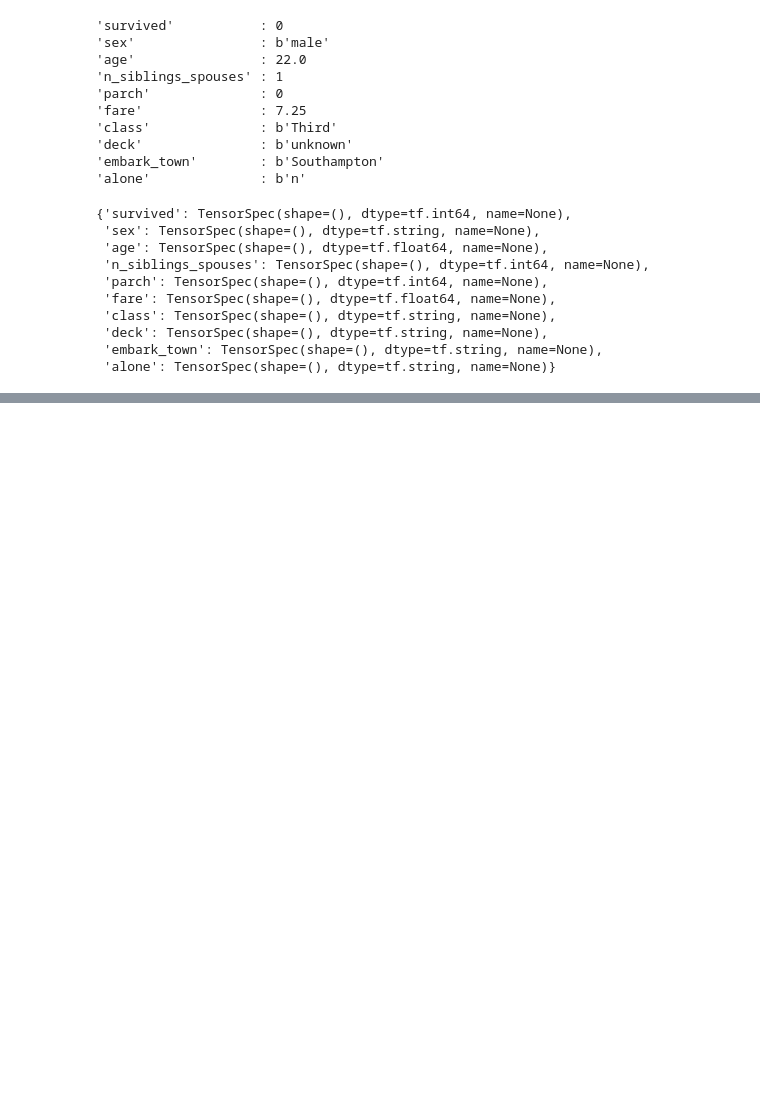
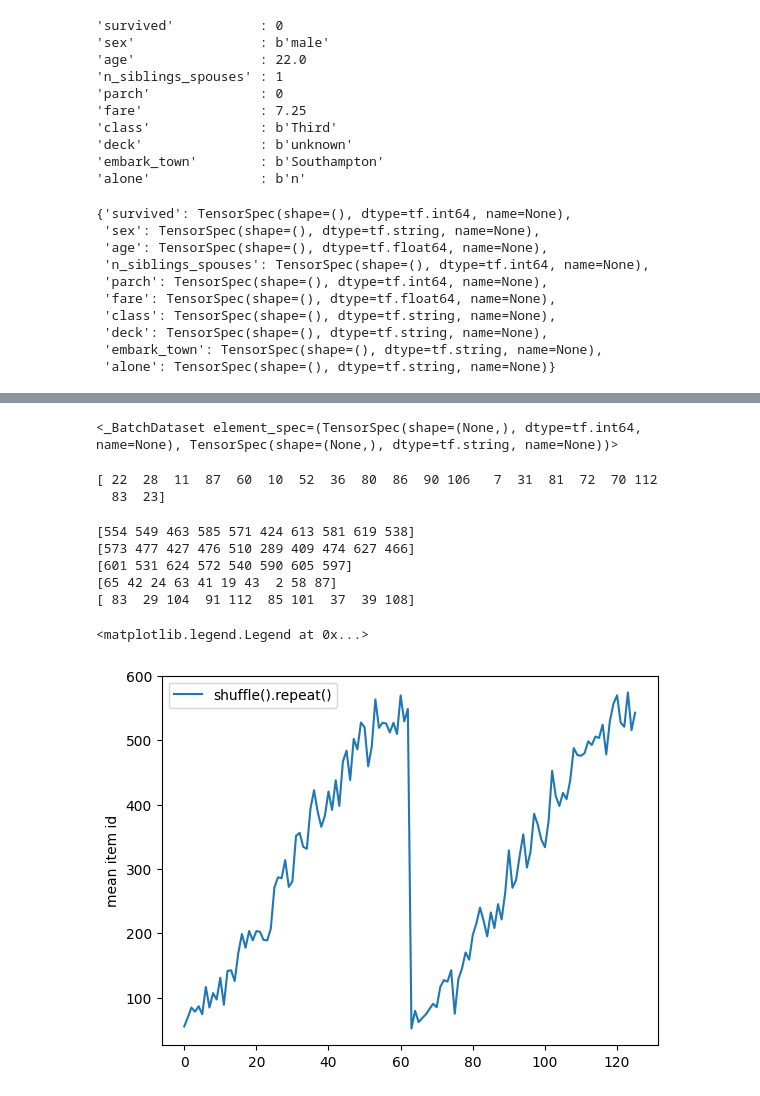
Before and after one commit to Sai937593/Kaggle-Projects, a Jupyter notebook: tensorflow_learn/tf_data.ipynb, the cells around one changed output, grey strips where cells are left out. Saved outputs shown, nothing was run; the diff lists cells and outputs as text; code cells hidden in the pictures; blank space fills up the shorter version.

```diff
--- a/tensorflow_learn/tf_data.ipynb
+++ b/tensorflow_learn/tf_data.ipynb
@@ -268,4 +279,6 @@ b"Caused to Achaia's host, sent many a soul"
 b'Illustrious into Ades premature,'
 b'And Heroes gave (so stood the will of Jove)'
 # %%
-titanic_file = tf.keras.utils.get_file("train.csv", "https://storage.googleapis.com/tf-datasets/titanic/train.csv")
+titanic_file = tf.keras.utils.get_file(
+    "train.csv", "https://storage.googleapis.com/tf-datasets/titanic/train.csv"
+)
@@ -320,0 +543,36 @@ titanic_batches = tf.data.experimental.make_csv_dataset(
+# %%
+lines = tf.data.TextLineDataset(titanic_file)
+counter = tf.data.experimental.Counter()
+
+dataset = tf.data.Dataset.zip((counter, lines))
+dataset = dataset.shuffle(buffer_size=100)
+dataset = dataset.batch(20)
+dataset
+# %% [output]
+<_BatchDataset element_spec=(TensorSpec(shape=(None,), dtype=tf.int64, name=None), TensorSpec(shape=(None,), dtype=tf.string, name=None))>
+# %%
+n, line_batch = next(iter(dataset))
+print(n.numpy())
+# %% [output]
+[ 22  28  11  87  60  10  52  36  80  86  90 106   7  31  81  72  70 112
+  83  23]
+# %%
+dataset = tf.data.Dataset.zip((counter, lines))
+shuffled = dataset.shuffle(buffer_size=100).batch(10).repeat(2)
+
+for n, line_batch in shuffled.skip(60).take(5):
+    print(n.numpy())
+# %% [output]
+[554 549 463 585 571 424 613 581 619 538]
+[573 477 427 476 510 289 409 474 627 466]
+[601 531 624 572 540 590 605 597]
+[65 42 24 63 41 19 43  2 58 87]
+[ 83  29 104  91 112  85 101  37  39 108]
+# %%
+shuffl_repeat = [n.numpy().mean() for n, line_batch in shuffled]
+plt.plot(shuffl_repeat, label="shuffle().repeat()")
+plt.ylabel("mean item id")
+plt.legend()
+# %% [output]
+<matplotlib.legend.Legend at 0x...>
+[figure, added]
```
Also changed, not shown: parts of 61 cells of this notebook, 1 other file.
